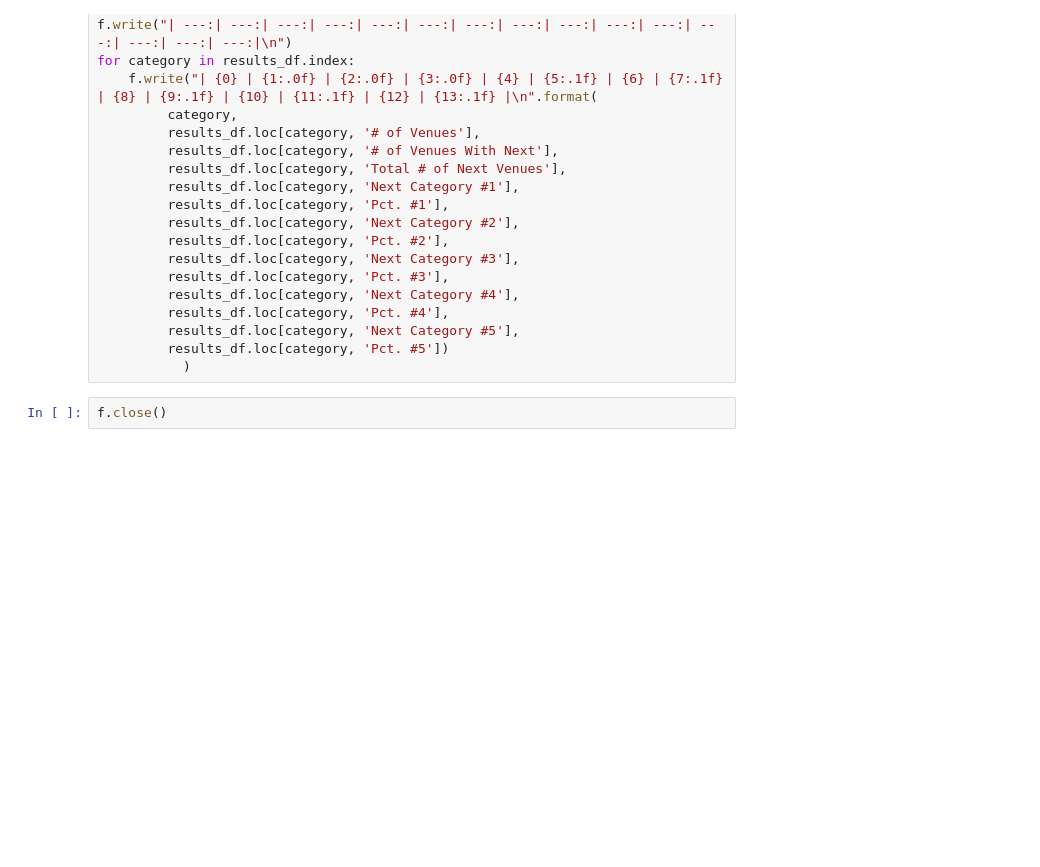
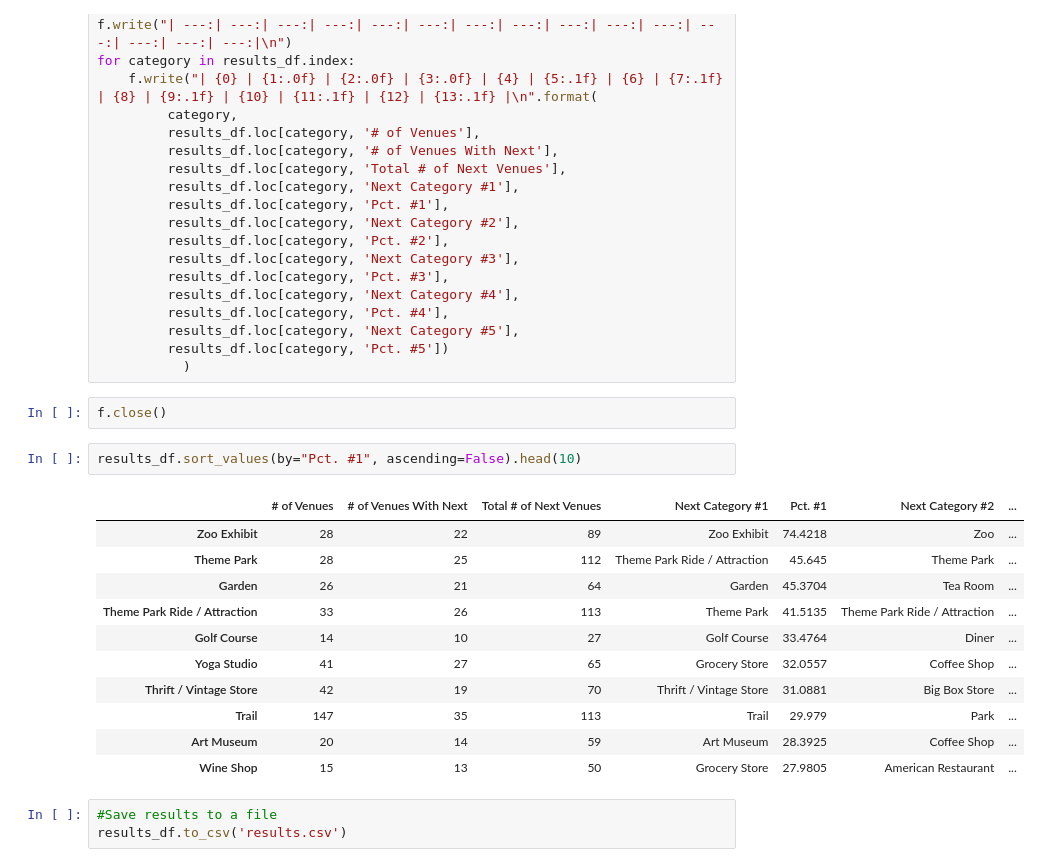
Before and after one commit to david-r-wasserman/Coursera_Capstone, a Jupyter notebook: FinalProject/Foursquare.ipynb, the cells around one changed output. Drawn from its saved outputs; the diff is of its cells as text; blank space fills up the shorter version.

```diff
--- a/FinalProject/Foursquare.ipynb
+++ b/FinalProject/Foursquare.ipynb
@@ -517,3 +521,20 @@ for category in results_df.index:
            )
 # %%
 f.close()
+# %%
+results_df.sort_values(by="Pct. #1", ascending=False).head(10)
+# %% [output]
+|  | # of Venues | # of Venues With Next | Total # of Next Venues | Next Category #1 | Pct. #1 | Next Category #2 | ... |
+| Zoo Exhibit | 28 | 22 | 89 | Zoo Exhibit | 74.4218 | Zoo | ... |
+| Theme Park | 28 | 25 | 112 | Theme Park Ride / Attraction | 45.645 | Theme Park | ... |
+| Garden | 26 | 21 | 64 | Garden | 45.3704 | Tea Room | ... |
+| Theme Park Ride / Attraction | 33 | 26 | 113 | Theme Park | 41.5135 | Theme Park Ride / Attraction | ... |
+| Golf Course | 14 | 10 | 27 | Golf Course | 33.4764 | Diner | ... |
+| Yoga Studio | 41 | 27 | 65 | Grocery Store | 32.0557 | Coffee Shop | ... |
+| Thrift / Vintage Store | 42 | 19 | 70 | Thrift / Vintage Store | 31.0881 | Big Box Store | ... |
+| Trail | 147 | 35 | 113 | Trail | 29.979 | Park | ... |
+| Art Museum | 20 | 14 | 59 | Art Museum | 28.3925 | Coffee Shop | ... |
+| Wine Shop | 15 | 13 | 50 | Grocery Store | 27.9805 | American Restaurant | ... |
+# %%
+#Save results to a file
+results_df.to_csv('results.csv')
```
Also changed, not shown: parts of 5 cells of this notebook, 12 other files.
